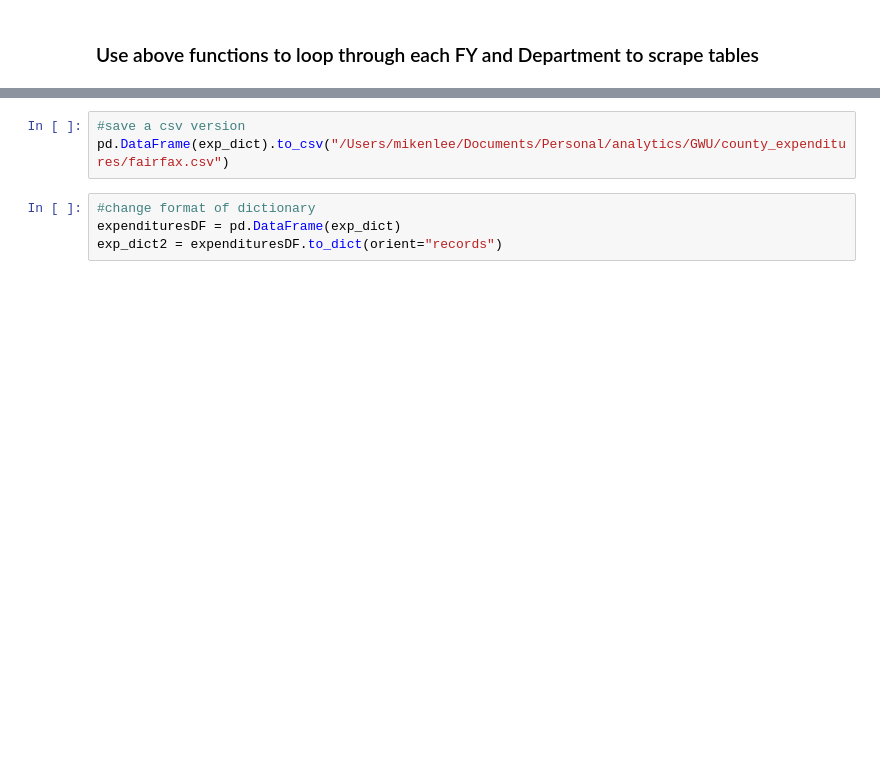
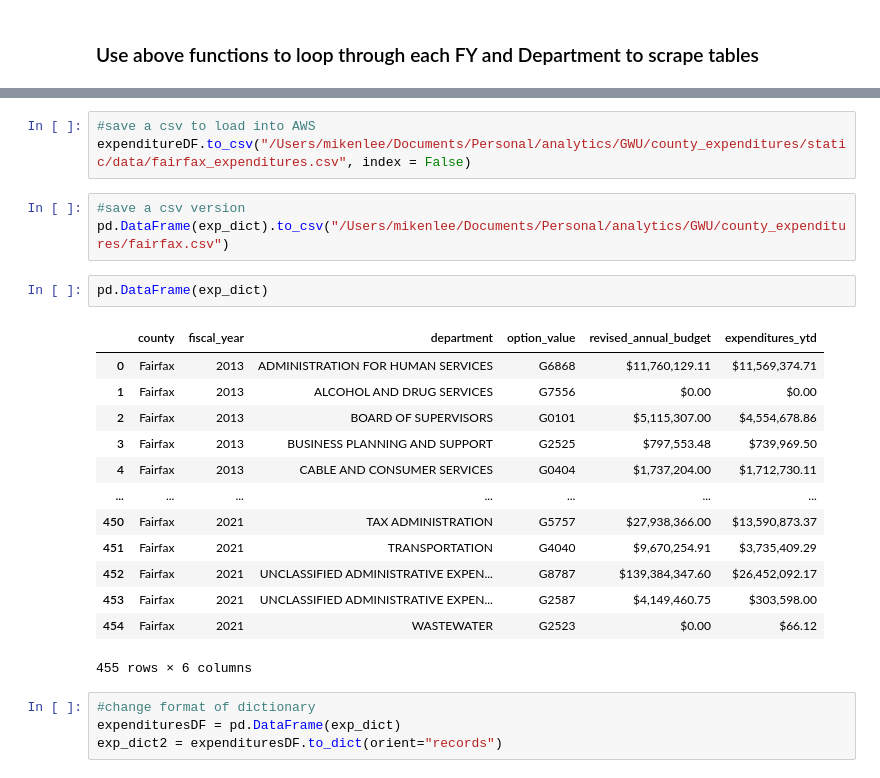
Before and after one commit to mikenlee/county_expenditures, a Jupyter notebook: code/fairfax_scrape.ipynb, the cells around one changed output, grey strips where cells are left out. Cells and saved outputs as stored; diff of their text form; blank space fills up the shorter version.

Commit message:
data in cloud

```diff
--- a/code/fairfax_scrape.ipynb
+++ b/code/fairfax_scrape.ipynb
@@ -158,6 +193,25 @@ for fy in fy_list:
+# %%
+#save a csv to load into AWS
+expenditureDF.to_csv("/Users/mikenlee/Documents/Personal/analytics/GWU/county_expenditures/static/data/fairfax_expenditures.csv", index = False)
 # %%
 #save a csv version
 pd.DataFrame(exp_dict).to_csv("/Users/mikenlee/Documents/Personal/analytics/GWU/county_expenditures/fairfax.csv")
+# %%
+pd.DataFrame(exp_dict)
+# %% [output]
+|  | county | fiscal_year | department | option_value | revised_annual_budget | expenditures_ytd |
+| 0 | Fairfax | 2013 | ADMINISTRATION FOR HUMAN SERVICES | G6868 | $11,760,129.11 | $11,569,374.71 |
+| 1 | Fairfax | 2013 | ALCOHOL AND DRUG SERVICES | G7556 | $0.00 | $0.00 |
+| 2 | Fairfax | 2013 | BOARD OF SUPERVISORS | G0101 | $5,115,307.00 | $4,554,678.86 |
+| 3 | Fairfax | 2013 | BUSINESS PLANNING AND SUPPORT | G2525 | $797,553.48 | $739,969.50 |
+| 4 | Fairfax | 2013 | CABLE AND CONSUMER SERVICES | G0404 | $1,737,204.00 | $1,712,730.11 |
+| ... | ... | ... | ... | ... | ... | ... |
+| 450 | Fairfax | 2021 | TAX ADMINISTRATION | G5757 | $27,938,366.00 | $13,590,873.37 |
+| 451 | Fairfax | 2021 | TRANSPORTATION | G4040 | $9,670,254.91 | $3,735,409.29 |
+| 452 | Fairfax | 2021 | UNCLASSIFIED ADMINISTRATIVE EXPEN... | G8787 | $139,384,347.60 | $26,452,092.17 |
+| 453 | Fairfax | 2021 | UNCLASSIFIED ADMINISTRATIVE EXPEN... | G2587 | $4,149,460.75 | $303,598.00 |
+| 454 | Fairfax | 2021 | WASTEWATER | G2523 | $0.00 | $66.12 |
+455 rows × 6 columns
 # %%
 #change format of dictionary
 expendituresDF = pd.DataFrame(exp_dict)
```
Also changed, not shown: parts of 4 cells of this notebook, 8 other files.
